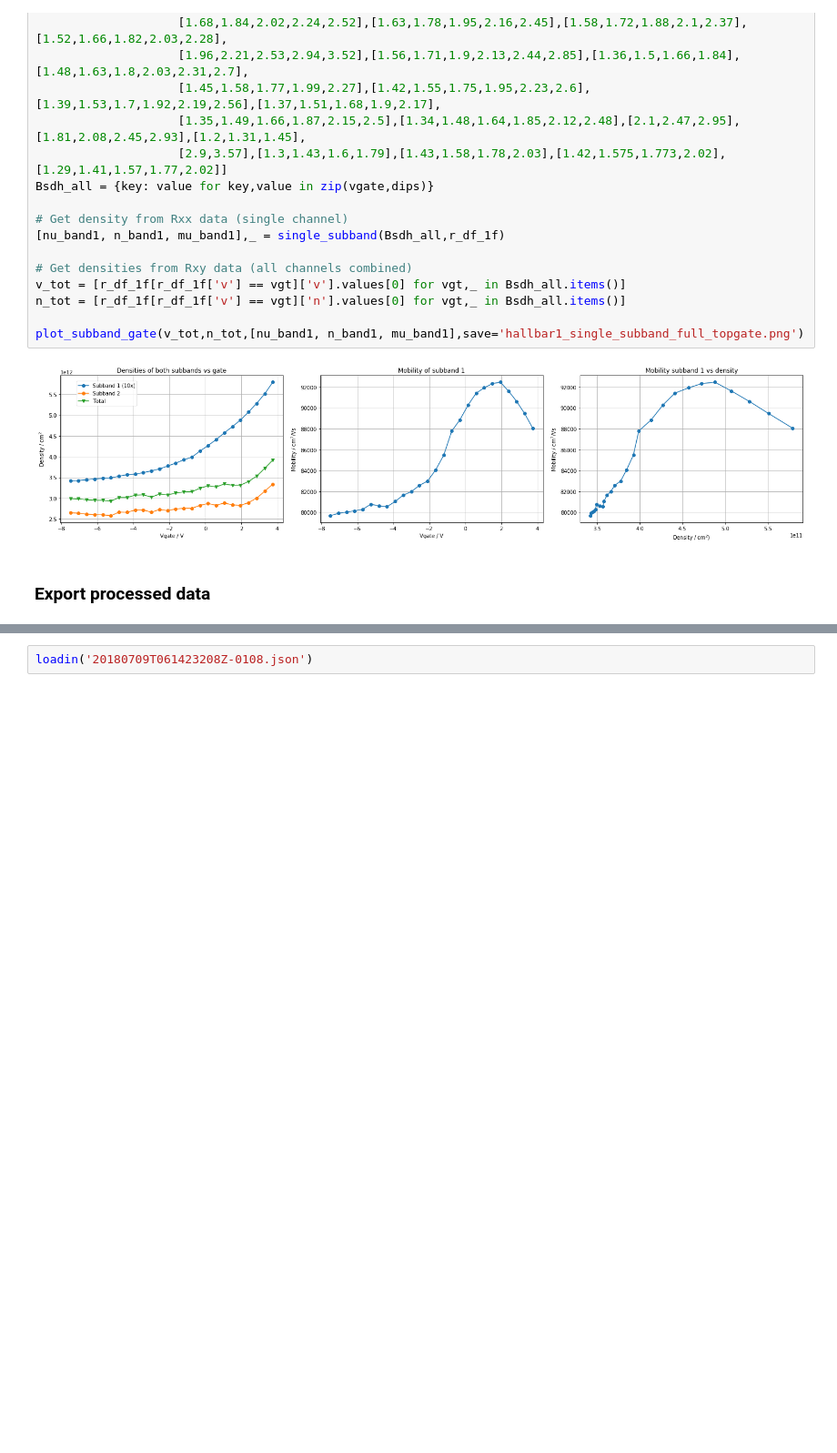
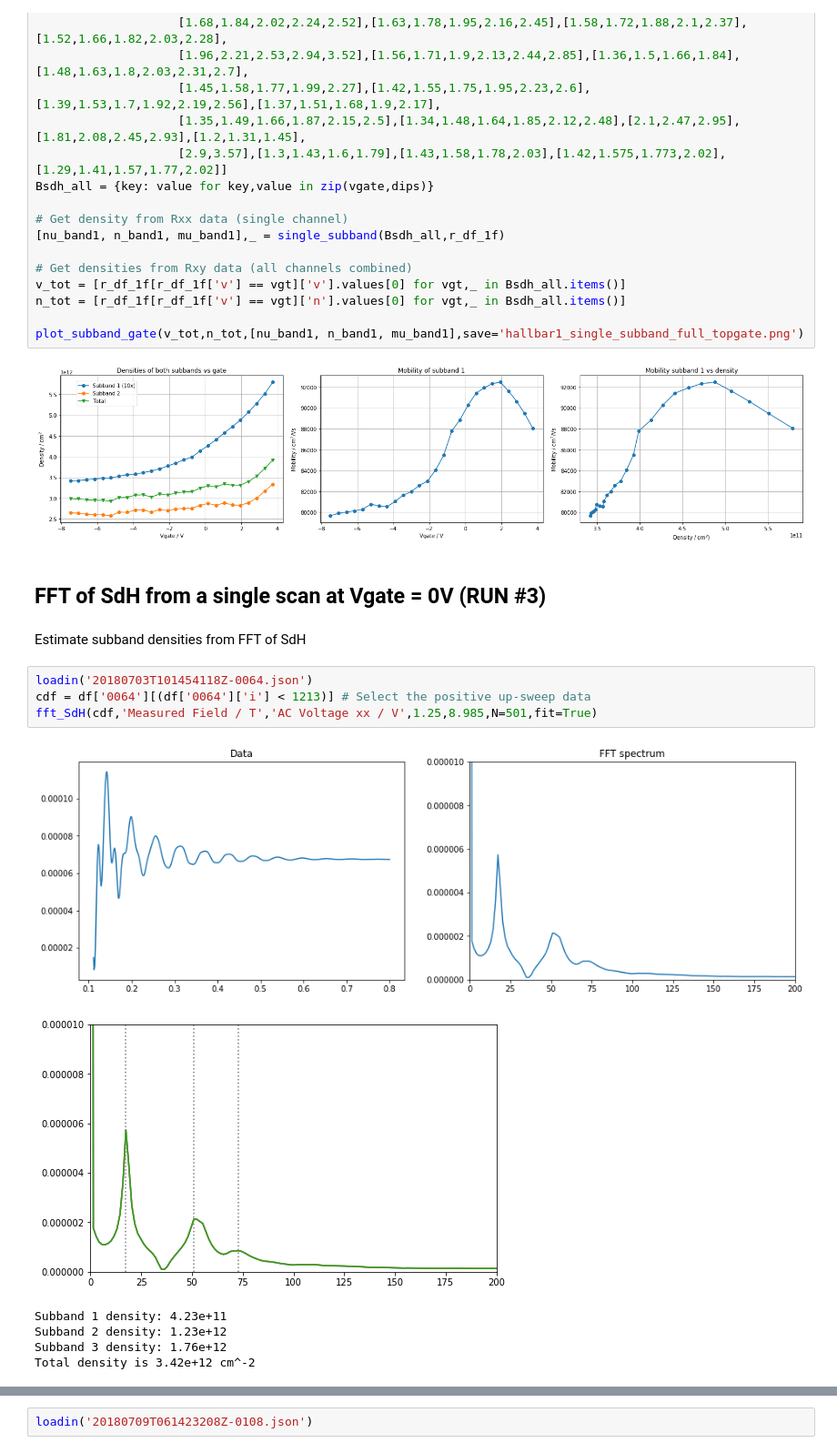
Before and after one commit to danielbouman/2deg, a Jupyter notebook: JSL49_01_qh_analysis.ipynb, the cells around one changed output, grey strips where cells are left out. Shown at 91% size. Drawn from its saved outputs; the diff is of its cells as text; blank space fills up the shorter version.

Commit message:
Cleanup and new data added

```diff
--- a/JSL49_01_qh_analysis.ipynb
+++ b/JSL49_01_qh_analysis.ipynb
@@ -431,6 +483,19 @@ n_tot = [r_df_1f[r_df_1f['v'] == vgt]['n'].values[0] for vgt,_ in Bsdh_all.items
 plot_subband_gate(v_tot,n_tot,[nu_band1, n_band1, mu_band1],save='hallbar1_single_subband_full_topgate.png')
 # %% [output]
 [figure]
-# %% [markdown]
-### Export processed data
+# %% [markdown]
+## FFT of SdH from a single scan at Vgate = 0V (RUN #3)
+# %% [markdown]
+Estimate subband densities from FFT of SdH
+# %%
+loadin('20180703T101454118Z-0064.json')
+cdf = df['0064'][(df['0064']['i'] < 1213)] # Select the positive up-sweep data
+fft_SdH(cdf,'Measured Field / T','AC Voltage xx / V',1.25,8.985,N=501,fit=True)
+# %% [output]
+[figure, added]
+[figure, added]
+Subband 1 density: 4.23e+11
+Subband 2 density: 1.23e+12
+Subband 3 density: 1.76e+12
+Total density is 3.42e+12 cm^-2
 # %%
```
Also changed, not shown: parts of 31 cells of this notebook, 1 other file.
